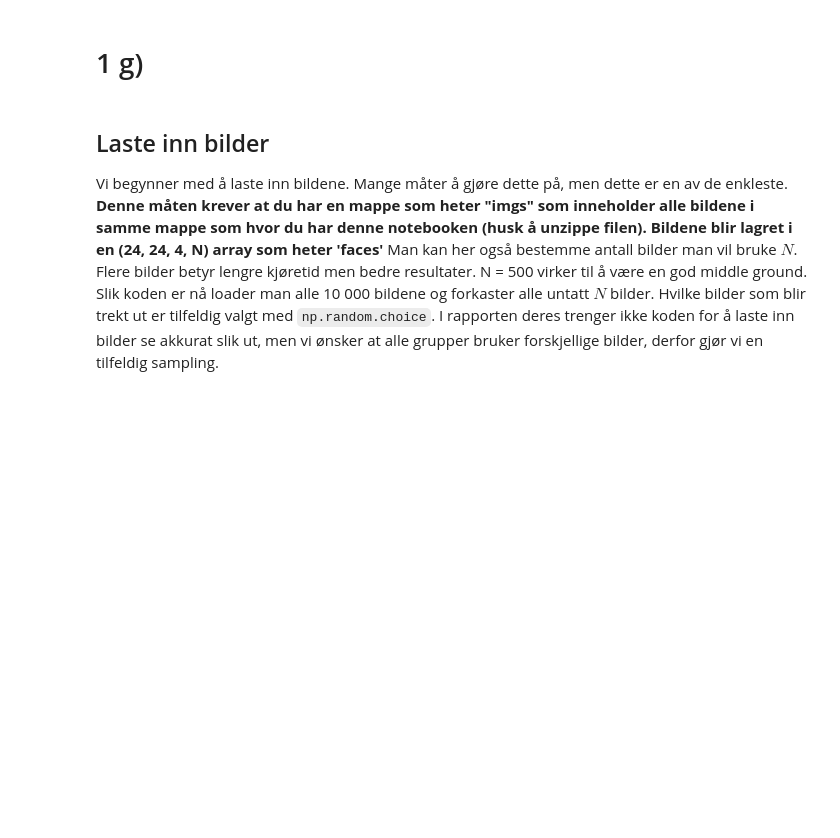
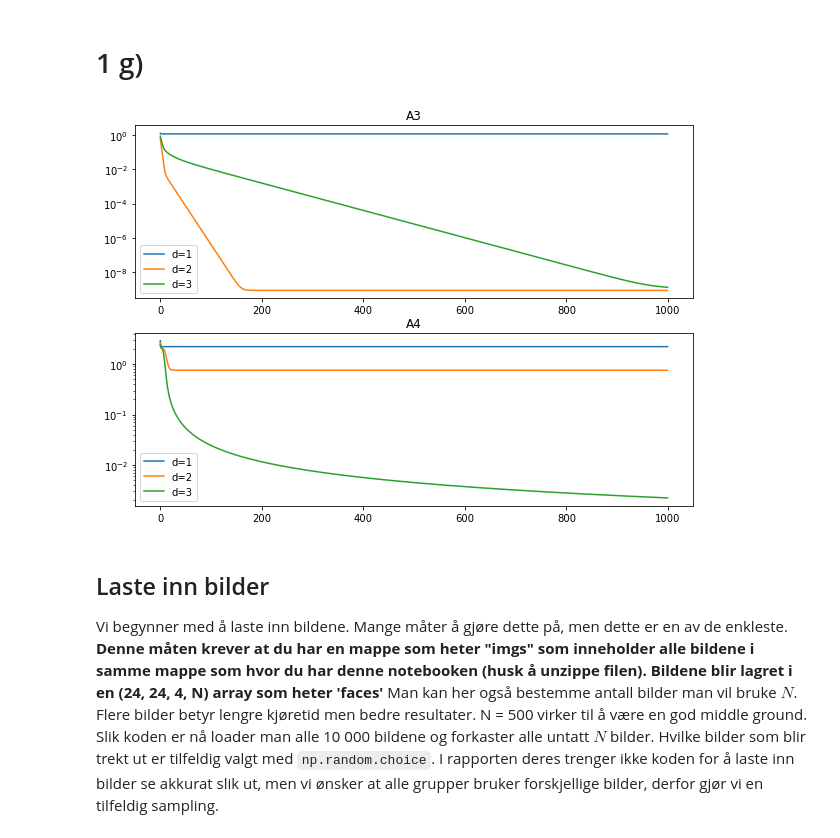
Before and after one commit to LaserGreco/Vitber-Prosjekt-3, a Jupyter notebook: prosjekt3mal.ipynb, the cells around one changed output. Cells and saved outputs as stored; diff of their text form; code cells hidden in the pictures; blank space fills up the shorter version.

```diff
--- a/prosjekt3mal.ipynb
+++ b/prosjekt3mal.ipynb
@@ -103,12 +103,12 @@ print(f"||A2 - WH||={diff:.3e}")
 # %% [markdown]
 # 1 e)
 # %%
-W, H = NMF(A1, 2)
+W, H, diff = NMF(A1, 2)
 A = np.dot(W, H)
 diff = np.linalg.norm(A1 - A)
 print(f"||A1 - WH||={diff:.3e}")
 
-W, H = NMF(A2, 2)
+W, H, diff = NMF(A2, 2)
 A = np.dot(W, H)
 diff = np.linalg.norm(A2 - A)
 print(f"||A2 - WH||={diff:.3e}")
@@ -124,6 +124,26 @@ A3 rank: 2
 A4 rank: 3
 # %% [markdown]
 # 1 g)
+# %%
+fig, (ax1, ax2) = plt.subplots(2, 1, figsize=(10, 7))
+
+for d in range(1, 4):
+    W, H, diff = NMF(A3, d)
+    ax1.semilogy(diff, label=f"d={d}")
+
+ax1.set_title("A3")
+ax1.legend()
+
+for d in range(1, 4):
+    W, H, diff = NMF(A4, d)
+    ax2.semilogy(diff, label=f"d={d}")
+
+ax2.set_title("A4")
+ax2.legend()
+
+plt.show()
+# %% [output]
+[figure, added]
 # %% [markdown]
 <h2> Laste inn bilder </h2>
 Vi begynner med å laste inn bildene. Mange måter å gjøre dette på, men dette er en av de enkleste. <b>Denne måten krever at du har en mappe som heter "imgs" som inneholder alle bildene i samme mappe som hvor du har denne notebooken (husk å unzippe filen). Bildene blir lagret i en (24, 24, 4, N) array som heter 'faces'</b> Man kan her også bestemme antall bilder man vil bruke $N$. Flere bilder betyr lengre kjøretid men bedre resultater. N = 500 virker til å være en god middle ground.
```
Also changed, not shown: parts of 2 cells of this notebook.
